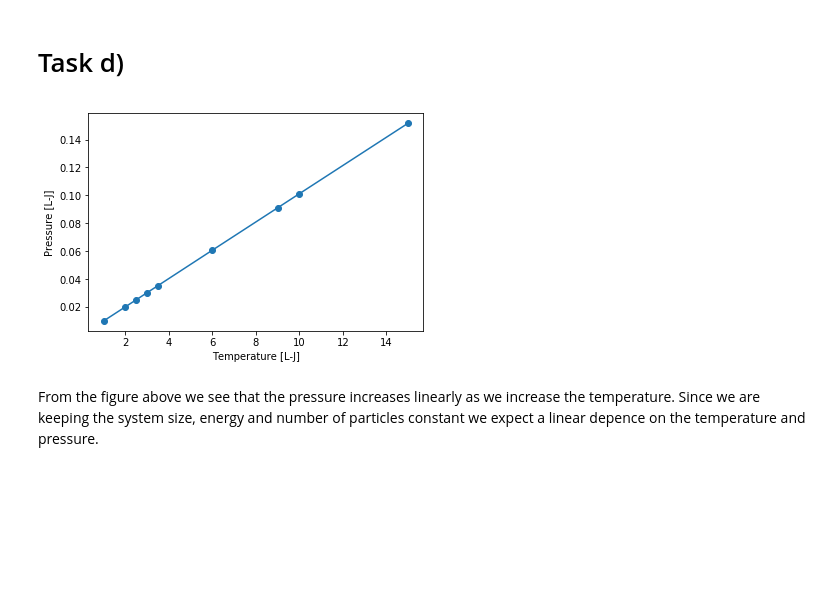
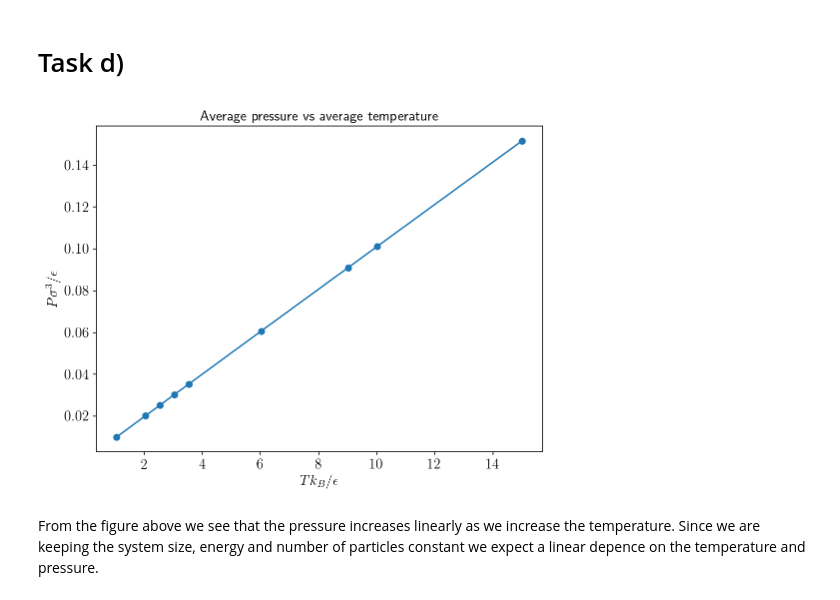
Before and after one commit to chdre/FYS4460, a Jupyter notebook: Project1/Project1.ipynb, the cells around one changed output. Drawn from its saved outputs; the diff is of its cells as text; code cells hidden in the pictures; blank space fills up the shorter version.

```diff
--- a/Project1/Project1.ipynb
+++ b/Project1/Project1.ipynb
@@ -1,6 +1,7 @@
 # %%
 %matplotlib inline
 # %matplotlib notebook
+%config InlineBackend.figure_format = 'retina'
 
 import matplotlib.pyplot as plt
 from mpl_toolkits.mplot3d import Axes3D
@@ -9,6 +10,20 @@ import pandas as pd
 import re
 from sklearn.linear_model import LinearRegression
 
+plt.rcParams['figure.figsize'] = (8.0, 6.0) # set default size of plots
+plt.rcParams['image.interpolation'] = 'nearest'
+plt.rcParams['image.cmap'] = 'gray'
+
+# Set fontsizes in figures
+params = {'axes.labelsize': 'x-large',
+          'axes.titlesize': 'x-large',
+          'xtick.labelsize': 'x-large',
+          'ytick.labelsize': 'x-large',
+          'legend.fontsize': 'large',
+          'legend.handlelength': 2}
+plt.rcParams.update(params)
+plt.rc('text', usetex=True)
+
 # TO DO
 # 1) change from len(x) to x.shape[]
 # 2) check if all t are correct after changing during work on task i
@@ -287,22 +294,23 @@ From the above plots we observe that the fluctuations in temperature stabilize a
 # %%
 def pressure(df):
     T = np.zeros(len(df))
     P = np.zeros_like(T)
 
     for temp in range(len(df)):
         # Looping over different temperatures
         dataframe = df[temp]
         P[temp] = np.average(dataframe[['Press']].to_numpy())
-        T[temp] = dataframe[['Temp']].to_numpy()[0]
+        T[temp] = np.average(dataframe[['Temp']].to_numpy())
 
     plt.plot(T, P, '-o')
-    plt.xlabel('Temperature [L-J]')
-    plt.ylabel('Pressure [L-J]')
+    plt.xlabel(f'$Tk_B$/$\\epsilon$')
+    plt.ylabel(f'$P\\sigma^3$/$\\epsilon$')
+    plt.title(f'Average pressure vs average temperature')
     plt.show()
 
 pressure(read_log('./task_d/log.lammps'))
 # %% [output]
-[figure, old version]
+[figure, new version]
 # %% [markdown]
 From the figure above we see that the pressure increases linearly as we increase the temperature. Since we are keeping the system size, energy and number of particles constant we expect a linear depence on the temperature and pressure.
 # %% [markdown]
```
Also changed, not shown: parts of 34 cells of this notebook, 55 other files.
